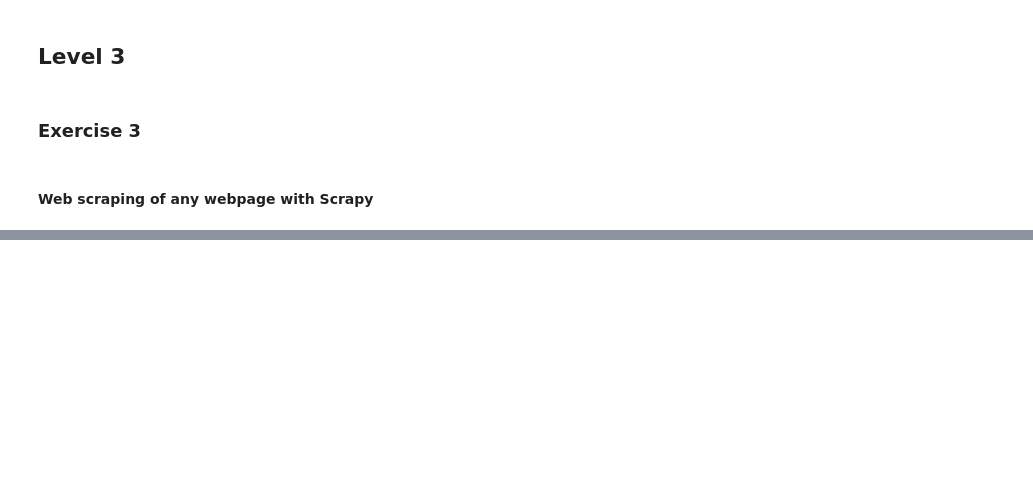
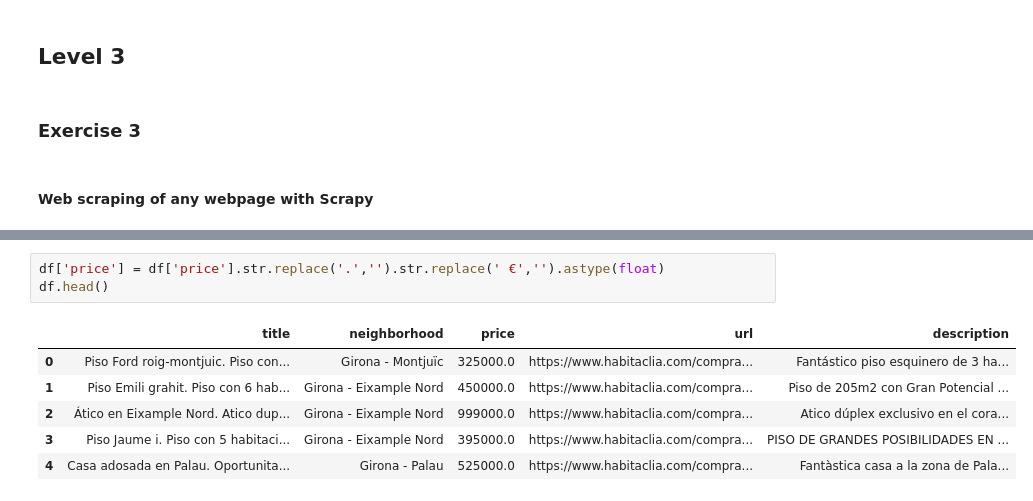
Before and after one commit to dominikapetru/web_scraping, a Jupyter notebook: Sprint16_T02.ipynb, the cells around one changed output, grey strips where cells are left out. Cells and saved outputs as stored; diff of their text form; blank space fills up the shorter version.

```diff
--- a/Sprint16_T02.ipynb
+++ b/Sprint16_T02.ipynb
@@ -450,0 +616,10 @@ memory usage: 5.6+ KB
+# %%
+df['price'] = df['price'].str.replace('.','').str.replace(' €','').astype(float)
+df.head()
+# %% [output]
+|  | title | neighborhood | price | url | description |
+| 0 | Piso Ford roig-montjuic. Piso con... | Girona - Montjuïc | 325000.0 | https://www.habitaclia.com/compra... | Fantástico piso esquinero de 3 ha... |
+| 1 | Piso Emili grahit. Piso con 6 hab... | Girona - Eixample Nord | 450000.0 | https://www.habitaclia.com/compra... | Piso de 205m2 con Gran Potencial ... |
+| 2 | Ático en Eixample Nord. Atico dup... | Girona - Eixample Nord | 999000.0 | https://www.habitaclia.com/compra... | Atico dúplex exclusivo en el cora... |
+| 3 | Piso Jaume i. Piso con 5 habitaci... | Girona - Eixample Nord | 395000.0 | https://www.habitaclia.com/compra... | PISO DE GRANDES POSIBILIDADES EN ... |
+| 4 | Casa adosada en Palau. Oportunita... | Girona - Palau | 525000.0 | https://www.habitaclia.com/compra... | Fantàstica casa a la zona de Pala... |
```
Also changed, not shown: parts of 31 cells of this notebook, 3 other files.
